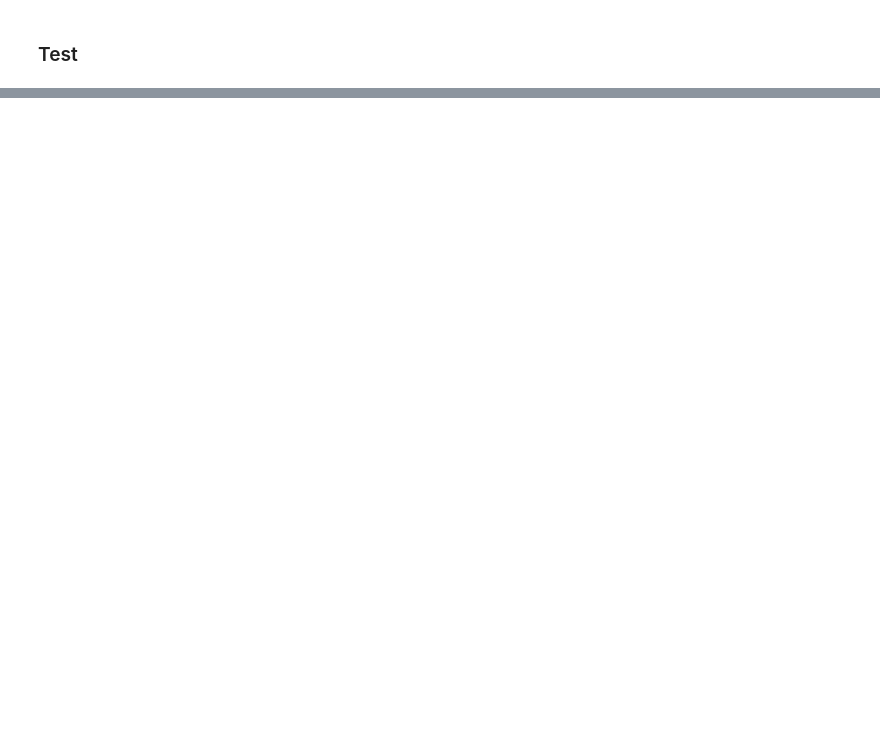
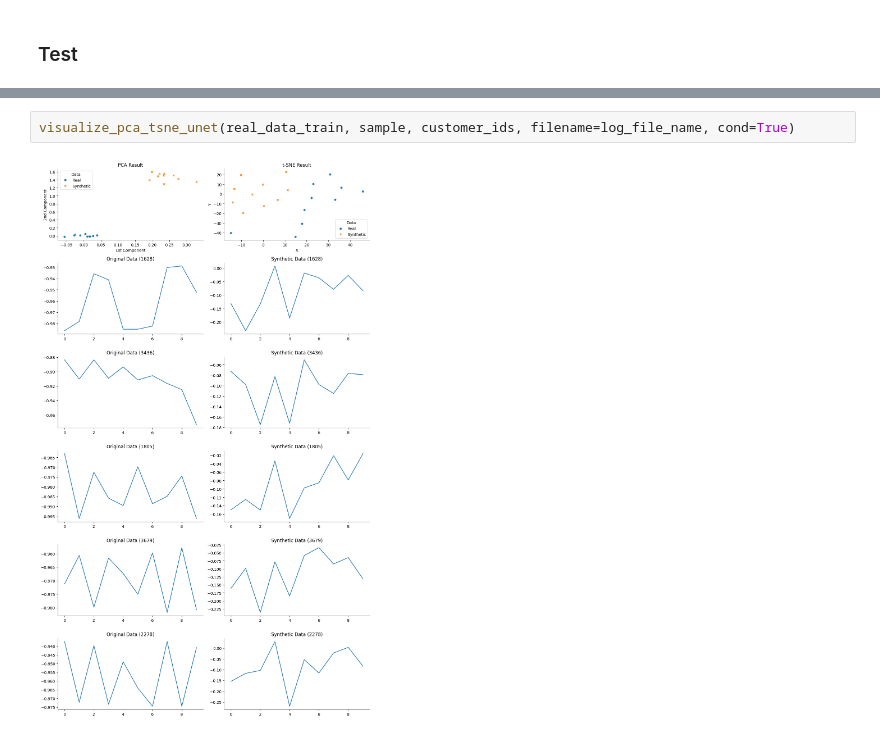
Before and after one commit to 4rn3/Thesis, a Jupyter notebook: src/main_C_Unet.ipynb, the cells around one changed output, grey strips where cells are left out. Saved outputs shown, nothing was run; the diff lists cells and outputs as text; blank space fills up the shorter version.

```diff
--- a/src/main_C_Unet.ipynb
+++ b/src/main_C_Unet.ipynb
@@ -177,0 +270,4 @@ real_cond_data_train.shape, real_data_test.shape
+# %%
+visualize_pca_tsne_unet(real_data_train, sample, customer_ids, filename=log_file_name, cond=True)
+# %% [output]
+[figure, added]
```
Also changed, not shown: parts of 30 cells of this notebook, 5 other files.
